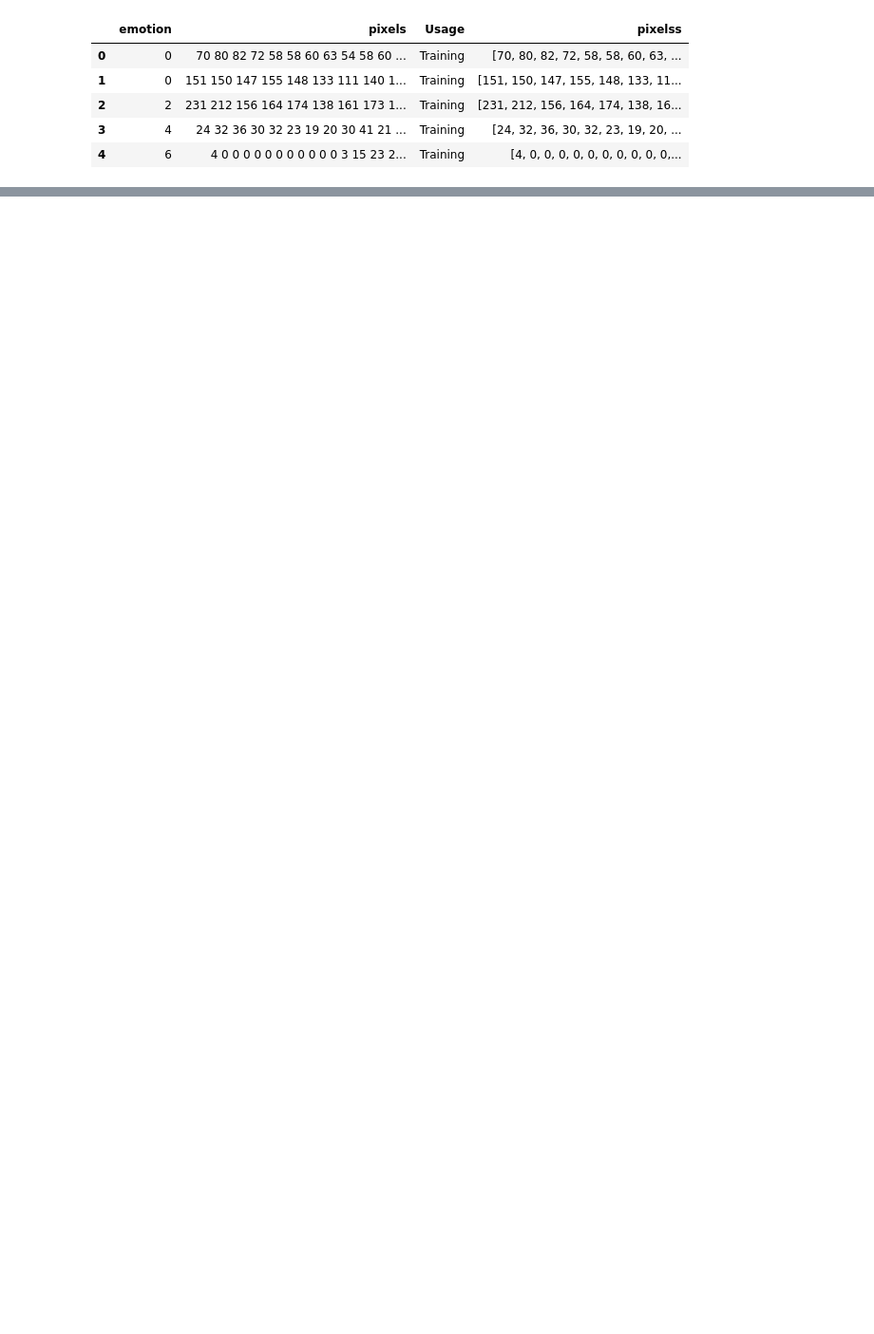
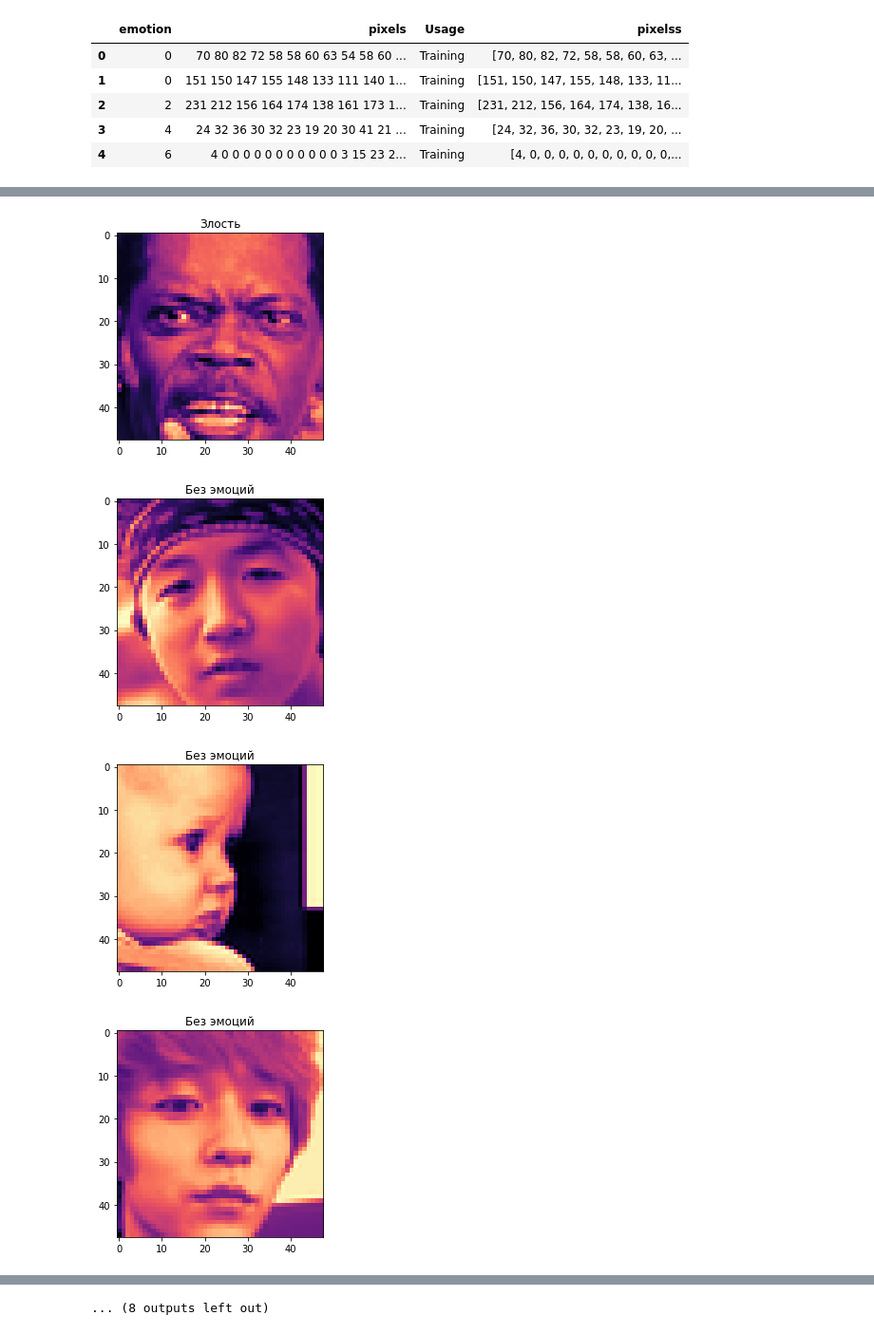
Before and after one commit to lomovtsevp/diploma-real-time-emotions-recognition, a Jupyter notebook: DIPLOMA_FACE_EMOTIONS_RECOGNITION.ipynb, the cells around one changed output, grey strips where cells are left out. Shown at 95% size. Cells and saved outputs as stored; diff of their text form; code cells hidden in the pictures; blank space fills up the shorter version.

```diff
--- a/DIPLOMA_FACE_EMOTIONS_RECOGNITION.ipynb
+++ b/DIPLOMA_FACE_EMOTIONS_RECOGNITION.ipynb
@@ -397,0 +114,22 @@ EPOCH: 11 LR: 0.018447088637147856
+# %%
+#Создадим словарь, в котором будут храниться метки изображений
+labels_dict = {0 : 'Злость',
+               1 : 'Раздражение',
+               2 : 'Ужас',
+               3 : 'Счастье',
+               4 : 'Грусть',
+               5 : 'Удивление',
+               6 : 'Без эмоций'}
+# %%
+#Отобразим картинки с размеченными эмоциями
+for i in range(20):
+  plt.figure()
+  image = np.array(df_train['pixelss'][i+10]).reshape(48, 48)
+  plt.imshow(image, interpolation='nearest',cmap='magma')
+  plt.title(labels_dict[df_train['emotion'][i+10]])
+  plt.show()
+# %% [output]
+[figure, added]
+[figure, added]
+[figure, added]
+[figure, added]
@@ -397,0 +144 @@ EPOCH: 11 LR: 0.018447088637147856
+... (8 outputs left out)
```
Also changed, not shown: parts of 50 cells of this notebook.
